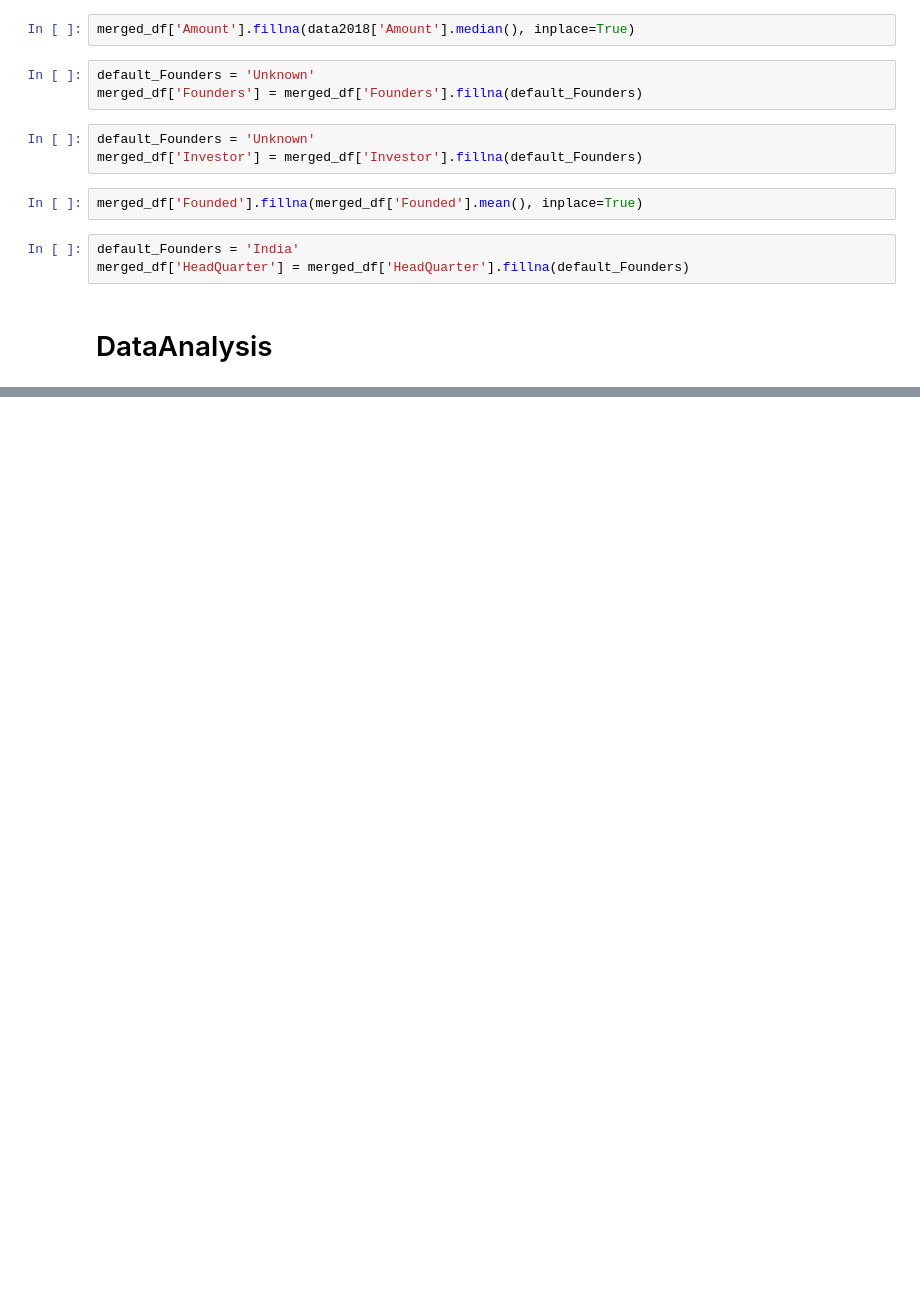
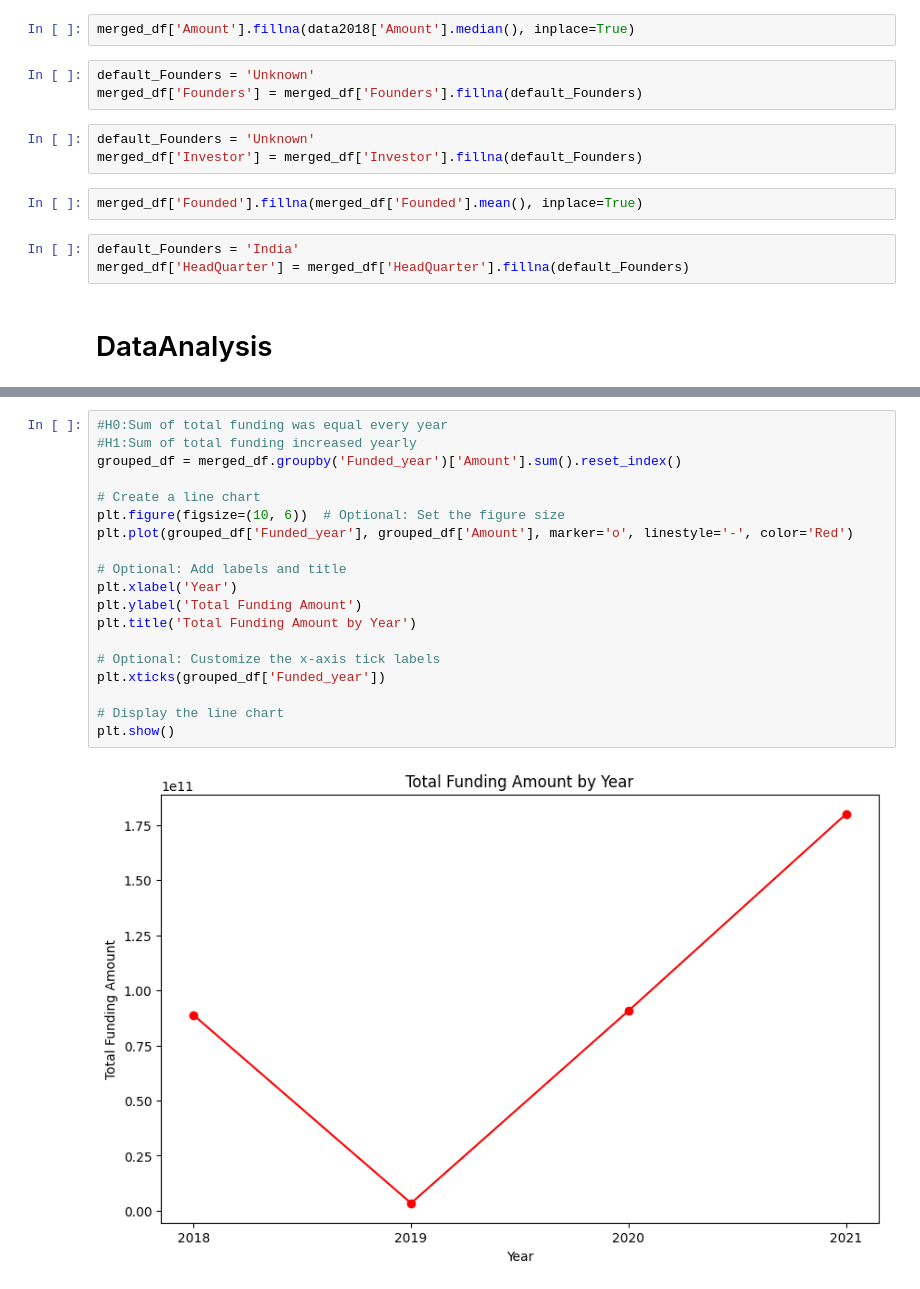
Before and after one commit to Keganwealths/LP1, a Jupyter notebook: DataAnalysis.ipynb, the cells around one changed output, grey strips where cells are left out. Cells and saved outputs as stored; diff of their text form; blank space fills up the shorter version.

```diff
--- a/DataAnalysis.ipynb
+++ b/DataAnalysis.ipynb
@@ -682,0 +726,21 @@ merged_df['HeadQuarter'] = merged_df['HeadQuarter'].fillna(default_Founders)
+# %%
+#H0:Sum of total funding was equal every year
+#H1:Sum of total funding increased yearly
+grouped_df = merged_df.groupby('Funded_year')['Amount'].sum().reset_index()
+
+# Create a line chart
+plt.figure(figsize=(10, 6))  # Optional: Set the figure size
+plt.plot(grouped_df['Funded_year'], grouped_df['Amount'], marker='o', linestyle='-', color='Red')
+
+# Optional: Add labels and title
+plt.xlabel('Year')
+plt.ylabel('Total Funding Amount')
+plt.title('Total Funding Amount by Year')
+
+# Optional: Customize the x-axis tick labels
+plt.xticks(grouped_df['Funded_year'])
+
+# Display the line chart
+plt.show()
+# %% [output]
+[figure, added]
```
Also changed, not shown: parts of 14 cells of this notebook.
